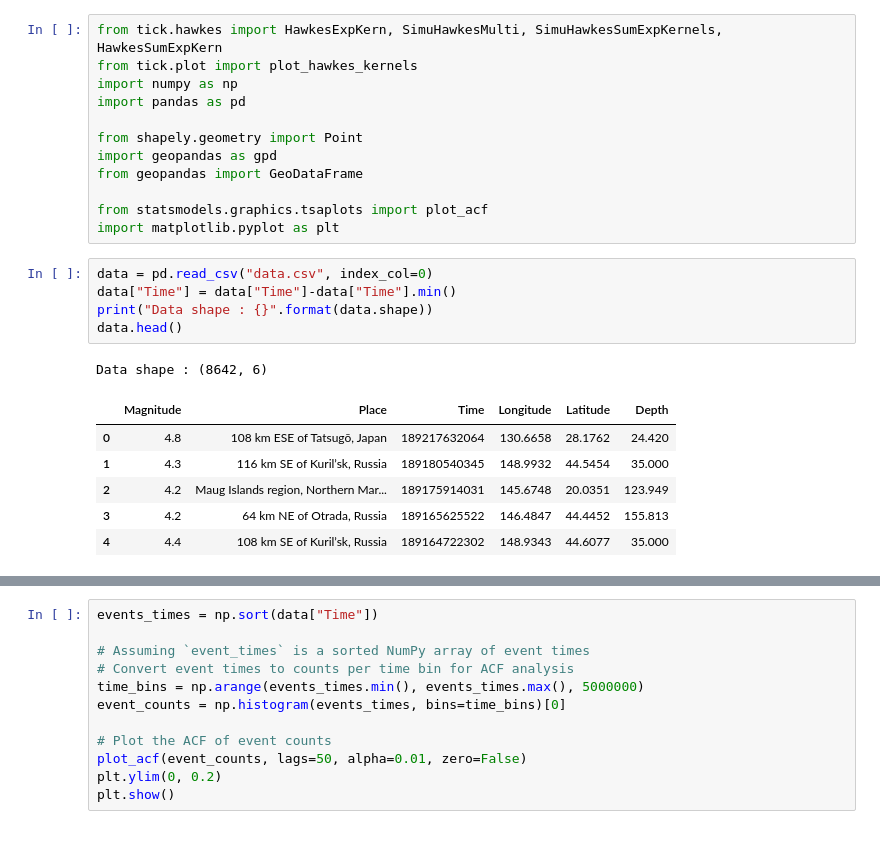
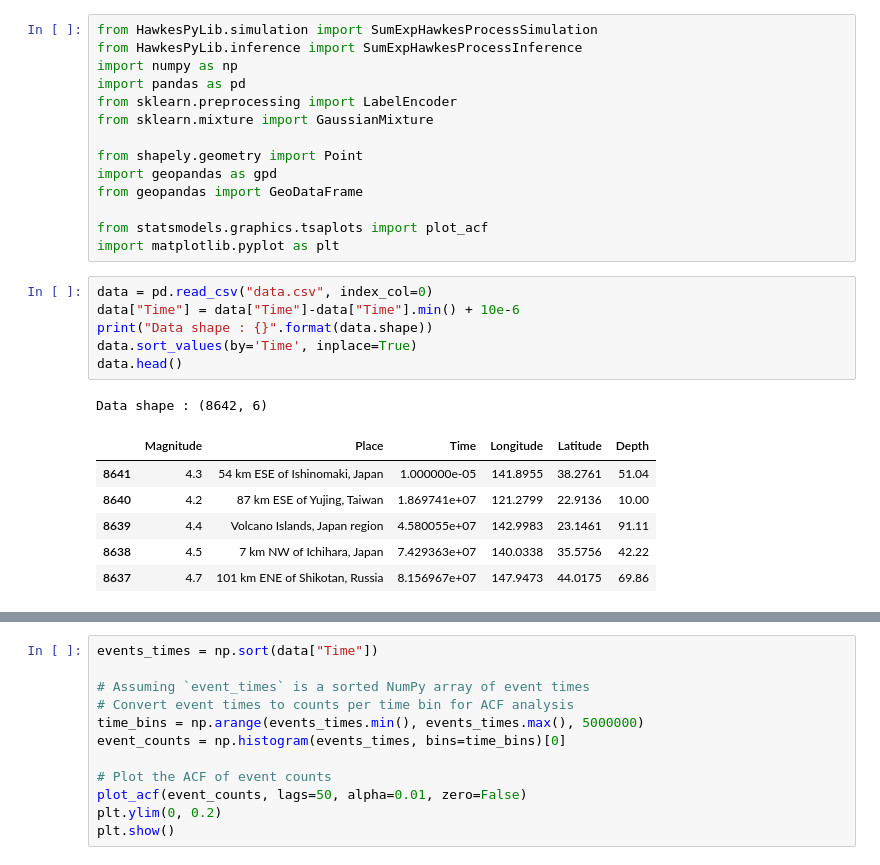
Before and after one commit to DaniloMarinho/Earthquake-generative-modelling, a Jupyter notebook: starting_kit.ipynb, the cells around one changed output, grey strips where cells are left out. Drawn from its saved outputs; the diff is of its cells as text.

```diff
--- a/starting_kit.ipynb
+++ b/starting_kit.ipynb
@@ -1,8 +1,10 @@
 # %%
-from tick.hawkes import HawkesExpKern, SimuHawkesMulti, SimuHawkesSumExpKernels, HawkesSumExpKern
-from tick.plot import plot_hawkes_kernels
+from HawkesPyLib.simulation import SumExpHawkesProcessSimulation
+from HawkesPyLib.inference import SumExpHawkesProcessInference
 import numpy as np
 import pandas as pd
+from sklearn.preprocessing import LabelEncoder
+from sklearn.mixture import GaussianMixture
 
 from shapely.geometry import Point
 import geopandas as gpd
@@ -12,17 +14,18 @@ from statsmodels.graphics.tsaplots import plot_acf
 import matplotlib.pyplot as plt
 # %%
 data = pd.read_csv("data.csv", index_col=0)
-data["Time"] = data["Time"]-data["Time"].min()
+data["Time"] = data["Time"]-data["Time"].min() + 10e-6
 print("Data shape : {}".format(data.shape))
+data.sort_values(by='Time', inplace=True)
 data.head()
 # %% [output]
 Data shape : (8642, 6)
 |  | Magnitude | Place | Time | Longitude | Latitude | Depth |
-| 0 | 4.8 | 108 km ESE of Tatsugō, Japan | 189217632064 | 130.6658 | 28.1762 | 24.420 |
-| 1 | 4.3 | 116 km SE of Kuril’sk, Russia | 189180540345 | 148.9932 | 44.5454 | 35.000 |
-| 2 | 4.2 | Maug Islands region, Northern Mar... | 189175914031 | 145.6748 | 20.0351 | 123.949 |
-| 3 | 4.2 | 64 km NE of Otrada, Russia | 189165625522 | 146.4847 | 44.4452 | 155.813 |
-| 4 | 4.4 | 108 km SE of Kuril’sk, Russia | 189164722302 | 148.9343 | 44.6077 | 35.000 |
+| 8641 | 4.3 | 54 km ESE of Ishinomaki, Japan | 1.000000e-05 | 141.8955 | 38.2761 | 51.04 |
+| 8640 | 4.2 | 87 km ESE of Yujing, Taiwan | 1.869741e+07 | 121.2799 | 22.9136 | 10.00 |
+| 8639 | 4.4 | Volcano Islands, Japan region | 4.580055e+07 | 142.9983 | 23.1461 | 91.11 |
+| 8638 | 4.5 | 7 km NW of Ichihara, Japan | 7.429363e+07 | 140.0338 | 35.5756 | 42.22 |
+| 8637 | 4.7 | 101 km ENE of Shikotan, Russia | 8.156967e+07 | 147.9473 | 44.0175 | 69.86 |
 # %%
 times = data['Time'].values
 
```
Also changed, not shown: parts of 7 cells of this notebook.
